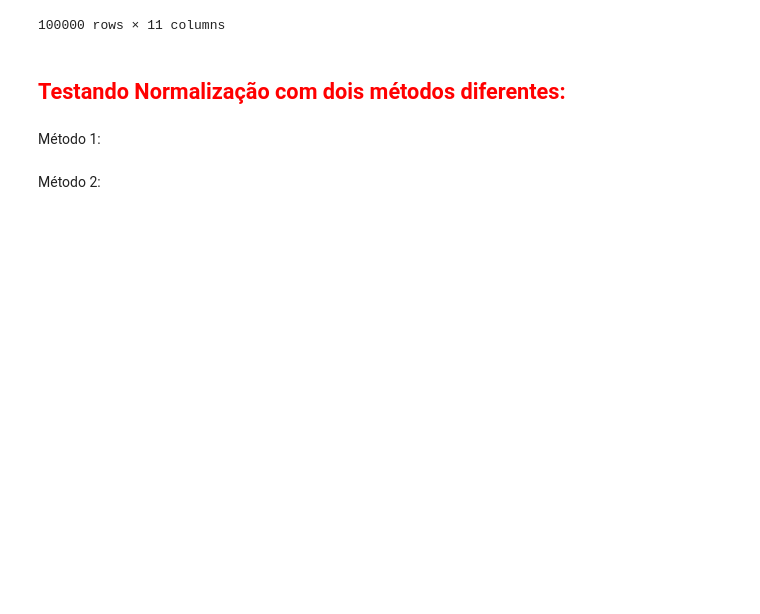
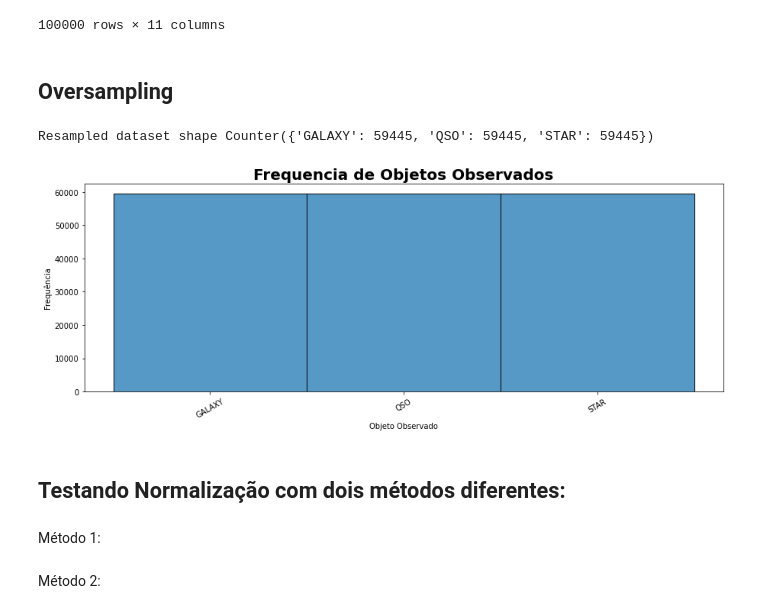
Before and after one commit to gutessitore/StellarClassification, a Jupyter notebook: src/notebooks/Stellar - Naive Bayes.ipynb, the cells around one changed output. Cells and saved outputs as stored; diff of their text form; code cells hidden in the pictures; blank space fills up the shorter version.

```diff
--- a/src/notebooks/Stellar - Naive Bayes.ipynb
+++ b/src/notebooks/Stellar - Naive Bayes.ipynb
@@ -40,12 +40,40 @@ df_4classification
 | 99998 | 212.268621 | 46.660365 | 25.35039 | 21.63757 | 19.91386 | 19.07254 | 18.62482 | 4 | GALAXY | 0.455040 | 6751 |
 | 99999 | 196.896053 | 49.464643 | 22.62171 | 21.79745 | 20.60115 | 20.00959 | 19.28075 | 4 | GALAXY | 0.542944 | 7410 |
 100000 rows × 11 columns
+# %% [markdown]
+Oversampling
+----
+# %%
+from imblearn.over_sampling import RandomOverSampler
+from collections import Counter
+y= df_4classification['class']
+X=df_4classification.drop('class' ,axis = 1)
+ros = RandomOverSampler(random_state=0)
+X_ros,y_ros = ros.fit_resample(X,y)
+print('Resampled dataset shape %s' % Counter(y_ros))
+# %% [output]
+Resampled dataset shape Counter({'GALAXY': 59445, 'QSO': 59445, 'STAR': 59445})
+# %%
+class_frequency = df['class'].map(len)
 # %%
-X= df_4classification.drop('class', axis= 1)
-y= df_4classification['class']
+import seaborn as sns
+import matplotlib.pyplot as plt
+plt.figure(figsize=(15, 5))
+plt.title('Frequencia de Objetos Observados', fontsize=20, weight='bold')
+sns.histplot(
+    data=class_frequency,
+    bins=class_frequency.nunique(),
+    x= y_ros
+)
+plt.xticks(rotation=30)
+plt.xlabel('Objeto Observado')
+plt.ylabel('Frequência')
+plt.show()
+# %% [output]
+[figure, added]
 # %% [markdown]
-<font color="red">Testando Normalização com dois métodos diferentes:</font>
-------------
+Testando Normalização com dois métodos diferentes:
+---
 # %% [markdown]
 Método 1:
 # %%
```
Also changed, not shown: parts of 15 cells of this notebook.
